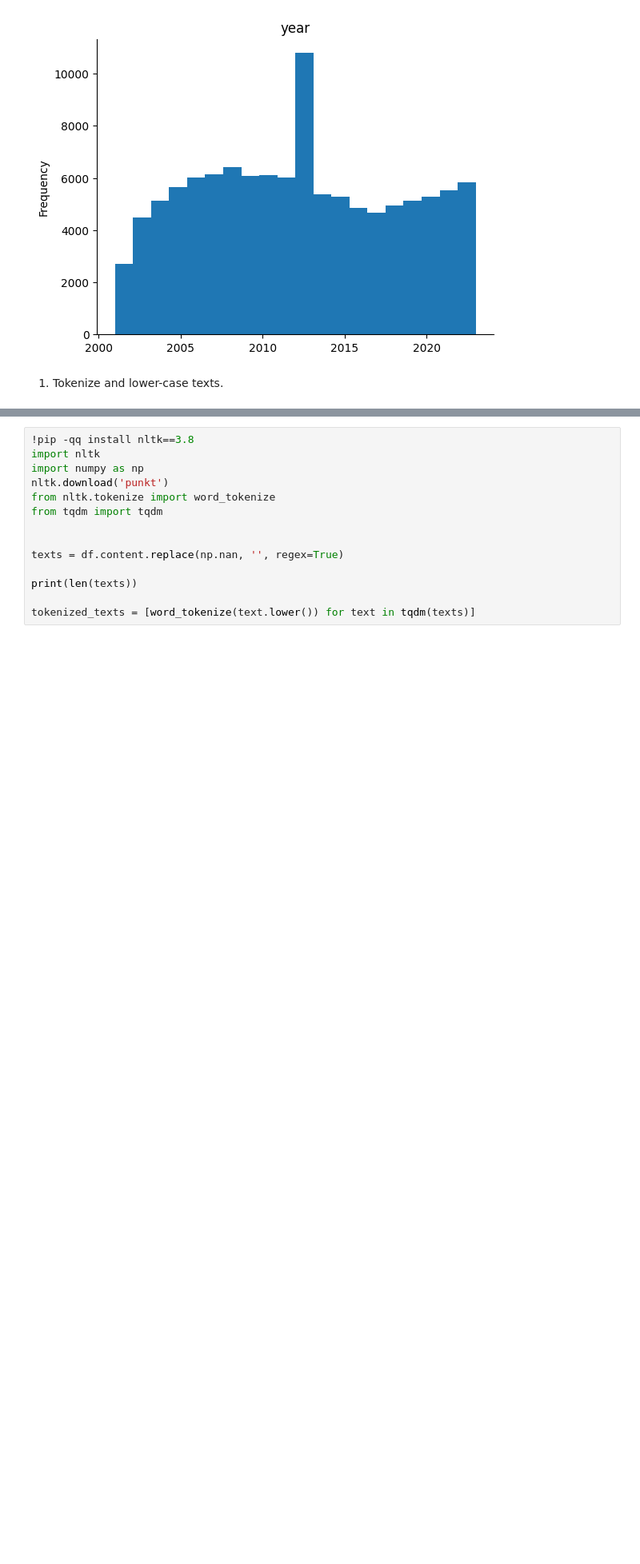
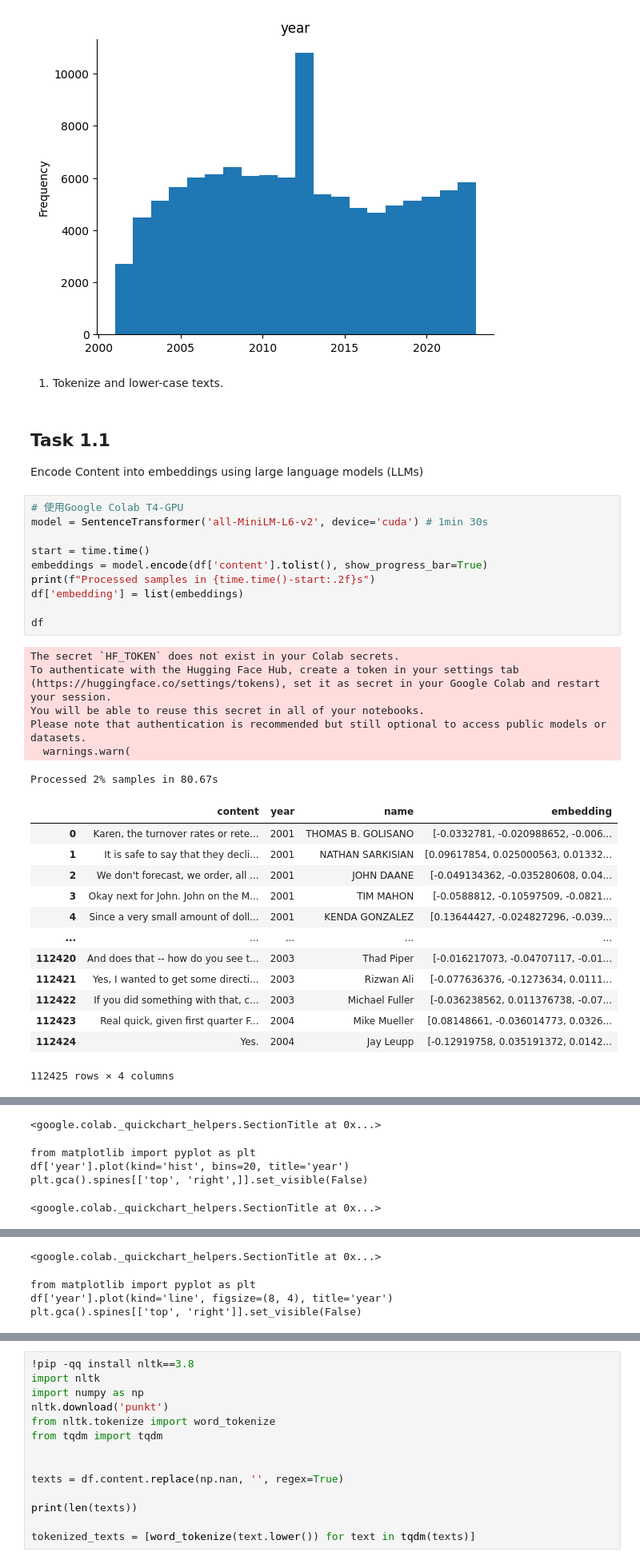
Before and after one commit to 119020/NLP_2025_Spring_Materials, a Jupyter notebook: CUHK_RA_TASK/NLP_Task_1_0331.ipynb, the cells around one changed output, grey strips where cells are left out. Shown at 80% size. Cells and saved outputs as stored; diff of their text form; blank space fills up the shorter version.

```diff
--- a/CUHK_RA_TASK/NLP_Task_1_0331.ipynb
+++ b/CUHK_RA_TASK/NLP_Task_1_0331.ipynb
@@ -97,3 +68,36 @@ plt.gca().spines[['top', 'right',]].set_visible(False)
 [figure]
 # %% [markdown]
 1. Tokenize and lower-case texts.
+# %% [markdown]
+## Task 1.1
+Encode Content into embeddings using large language models (LLMs)
+# %%
+# 使用Google Colab T4-GPU
+model = SentenceTransformer('all-MiniLM-L6-v2', device='cuda') # 1min 30s
+
+start = time.time()
+embeddings = model.encode(df['content'].tolist(), show_progress_bar=True)
+print(f"Processed samples in {time.time()-start:.2f}s")
+df['embedding'] = list(embeddings)
+
+df
+# %% [output]
+The secret `HF_TOKEN` does not exist in your Colab secrets.
+To authenticate with the Hugging Face Hub, create a token in your settings tab (https://huggingface.co/settings/tokens), set it as secret in your Google Colab and restart your session.
+You will be able to reuse this secret in all of your notebooks.
+Please note that authentication is recommended but still optional to access public models or datasets.
+  warnings.warn(
+Processed 2% samples in 80.67s
+|  | content | year | name | embedding |
+| 0 | Karen, the turnover rates or rete... | 2001 | THOMAS B. GOLISANO | [-0.0332781, -0.020988652, -0.006... |
+| 1 | It is safe to say that they decli... | 2001 | NATHAN SARKISIAN | [0.09617854, 0.025000563, 0.01332... |
+| 2 | We don't forecast, we order, all ... | 2001 | JOHN DAANE | [-0.049134362, -0.035280608, 0.04... |
+| 3 | Okay next for John. John on the M... | 2001 | TIM MAHON | [-0.0588812, -0.10597509, -0.0821... |
+| 4 | Since a very small amount of doll... | 2001 | KENDA GONZALEZ | [0.13644427, -0.024827296, -0.039... |
+| ... | ... | ... | ... | ... |
+| 112420 | And does that -- how do you see t... | 2003 | Thad Piper | [-0.016217073, -0.04707117, -0.01... |
+| 112421 | Yes, I wanted to get some directi... | 2003 | Rizwan Ali | [-0.077636376, -0.1273634, 0.0111... |
+| 112422 | If you did something with that, c... | 2003 | Michael Fuller | [-0.036238562, 0.011376738, -0.07... |
+| 112423 | Real quick, given first quarter F... | 2004 | Mike Mueller | [0.08148661, -0.036014773, 0.0326... |
+| 112424 | Yes. | 2004 | Jay Leupp | [-0.12919758, 0.035191372, 0.0142... |
+112425 rows × 4 columns
@@ -99,0 +105,5 @@ plt.gca().spines[['top', 'right',]].set_visible(False)
+<google.colab._quickchart_helpers.SectionTitle at 0x...>
+from matplotlib import pyplot as plt
+df['year'].plot(kind='hist', bins=20, title='year')
+plt.gca().spines[['top', 'right',]].set_visible(False)
+<google.colab._quickchart_helpers.SectionTitle at 0x...>
@@ -99,0 +129,4 @@ plt.gca().spines[['top', 'right',]].set_visible(False)
+<google.colab._quickchart_helpers.SectionTitle at 0x...>
+from matplotlib import pyplot as plt
+df['year'].plot(kind='line', figsize=(8, 4), title='year')
+plt.gca().spines[['top', 'right']].set_visible(False)
```
Also changed, not shown: parts of 12 cells of this notebook.
